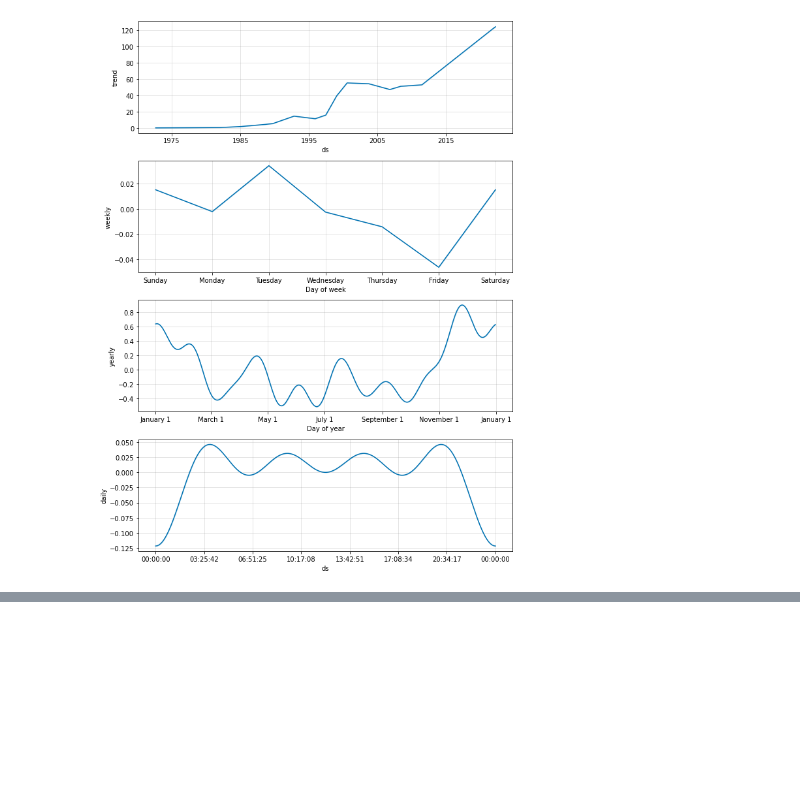
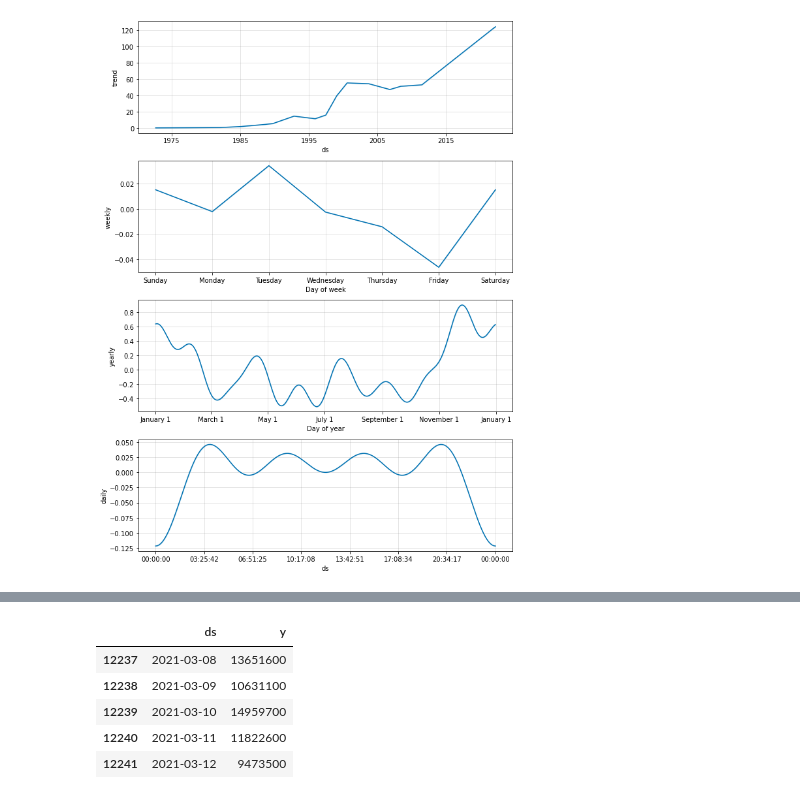
Before and after one commit to beckyydo/retail-machine-learning, a Jupyter notebook: FB Prophet.ipynb, the cells around one changed output, grey strips where cells are left out. Cells and saved outputs as stored; diff of their text form; code cells hidden in the pictures; blank space fills up the shorter version.

```diff
--- a/FB Prophet.ipynb
+++ b/FB Prophet.ipynb
@@ -111,0 +115,11 @@ model.plot_components(predictions)
+# %%
+model2 = Prophet(daily_seasonality=True)
+model2.fit(dateVolume)
+dateVolume.tail()
+# %% [output]
+|  | ds | y |
+| 12237 | 2021-03-08 | 13651600 |
+| 12238 | 2021-03-09 | 10631100 |
+| 12239 | 2021-03-10 | 14959700 |
+| 12240 | 2021-03-11 | 11822600 |
+| 12241 | 2021-03-12 | 9473500 |
```
Also changed, not shown: parts of 7 cells of this notebook.
